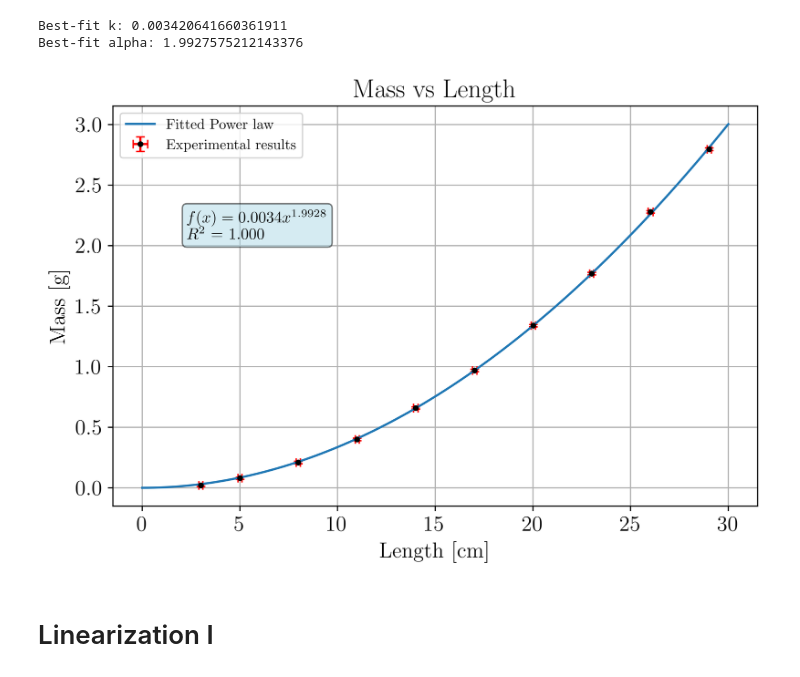
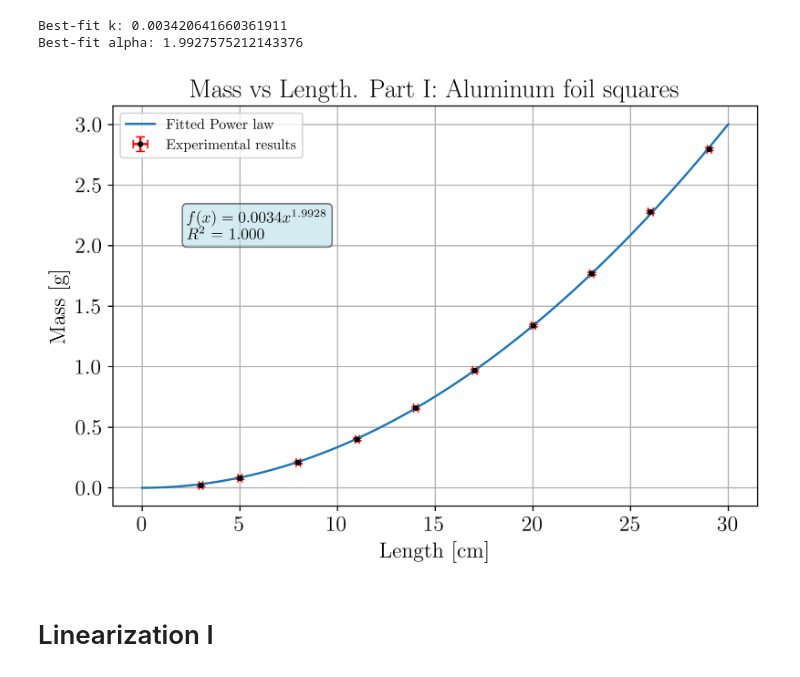
Before and after one commit to MIK2292/Lab_Sc_data_acquisition, a Jupyter notebook: 01_alluminio_frattale/Graph Notebook.ipynb, the cells around one changed output. Drawn from its saved outputs; the diff is of its cells as text; code cells hidden in the pictures.

```diff
--- a/01_alluminio_frattale/Graph Notebook.ipynb
+++ b/01_alluminio_frattale/Graph Notebook.ipynb
@@ -50,28 +50,28 @@ Best-fit alpha: 1.9927575212143376
 # %%
 #Power Law fit
 x_fit = np.linspace(0, 30, 100)
 
 r_squared = r2_score(mass, power_law(lengths, *params))
 equation_str = f"$f(x) = {k:.4f}x^{{{alpha:.4f}}}$"
 
 fig, ax = plt.subplots(figsize=(8, 5), dpi = 500)
 
 ax.errorbar(lengths,mass, xerr = dataexp_1['Error Length'], yerr = dataexp_1['Error Mass'],color = 'black', ecolor = "red",capsize = 3, fmt = '.',  label = 'Experimental results')
 ax.plot(x_fit, power_law(x_fit, *params), label='Fitted Power law')
 
 # Enclose the text in a box
 props = dict(boxstyle='round', facecolor='lightblue', alpha=0.5)
 textstr = f"{equation_str}\n$R^2$ = {r_squared:.3f}"
 plt.text(2.3, 2.3, textstr, fontsize=11, verticalalignment='top', bbox=props)
 
 plt.xlabel('Length [cm]')
 plt.ylabel('Mass [g]')
-plt.title('Mass vs Length')
+plt.title('Mass vs Length. Part I: Aluminum foil squares')
 plt.grid()
 plt.legend()
 plt.show()
 # %% [output]
-[figure, old version]
+[figure, new version]
 # %% [markdown]
 # Linearization I
 # %%
```
Also changed, not shown: parts of 1 cell of this notebook, 16 other files.
